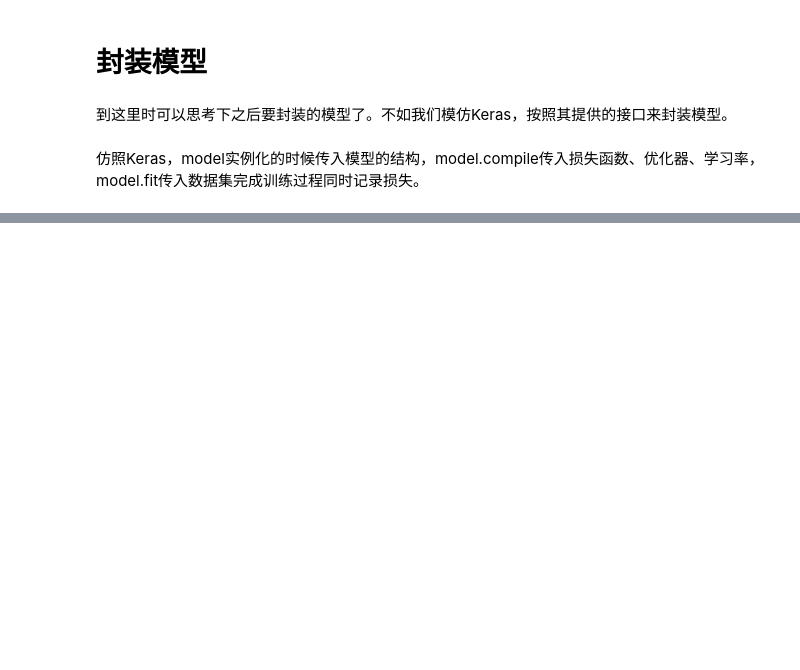
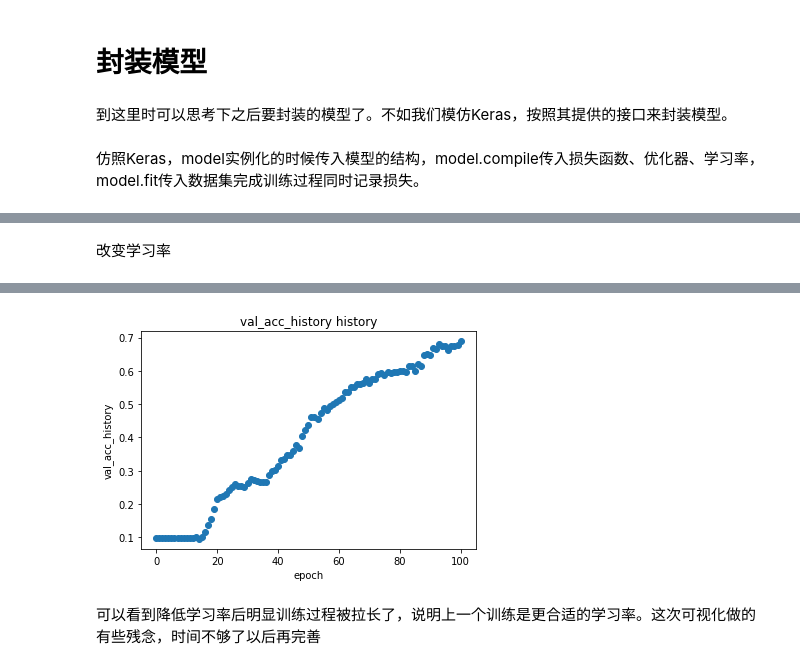
Before and after one commit to Tianchen627/KKB, a Jupyter notebook: lesson4/Neural_Network.ipynb, the cells around one changed output, grey strips where cells are left out. Cells and saved outputs as stored; diff of their text form; code cells hidden in the pictures; blank space fills up the shorter version.

```diff
--- a/lesson4/Neural_Network.ipynb
+++ b/lesson4/Neural_Network.ipynb
@@ -314,0 +500,17 @@ class FullyConnected(object):
+# %% [markdown]
+改变学习率
+# %%
+model = FullyConnected([100, 100, 100, 100],weight_scale=3e-2, dtype=np.float64)
+model.compile(
+              update_rule='sgd',
+              optim_config={
+                  'learning_rate': 1e-4,
+              }
+         )
+model.fit(X_train, y_train,X_test,y_test,epochs=100, batch_size=32)
+plt.plot(model.val_acc_history, 'o')
+plt.title('val_acc_history history')
+plt.xlabel('epoch')
+plt.ylabel('val_acc_history')
+plt.show()
+# %% [output]
@@ -314,0 +534,3 @@ class FullyConnected(object):
+[figure, added]
+# %% [markdown]
+可以看到降低学习率后明显训练过程被拉长了，说明上一个训练是更合适的学习率。这次可视化做的有些残念，时间不够了以后再完善
```
Also changed, not shown: parts of 10 cells of this notebook.
